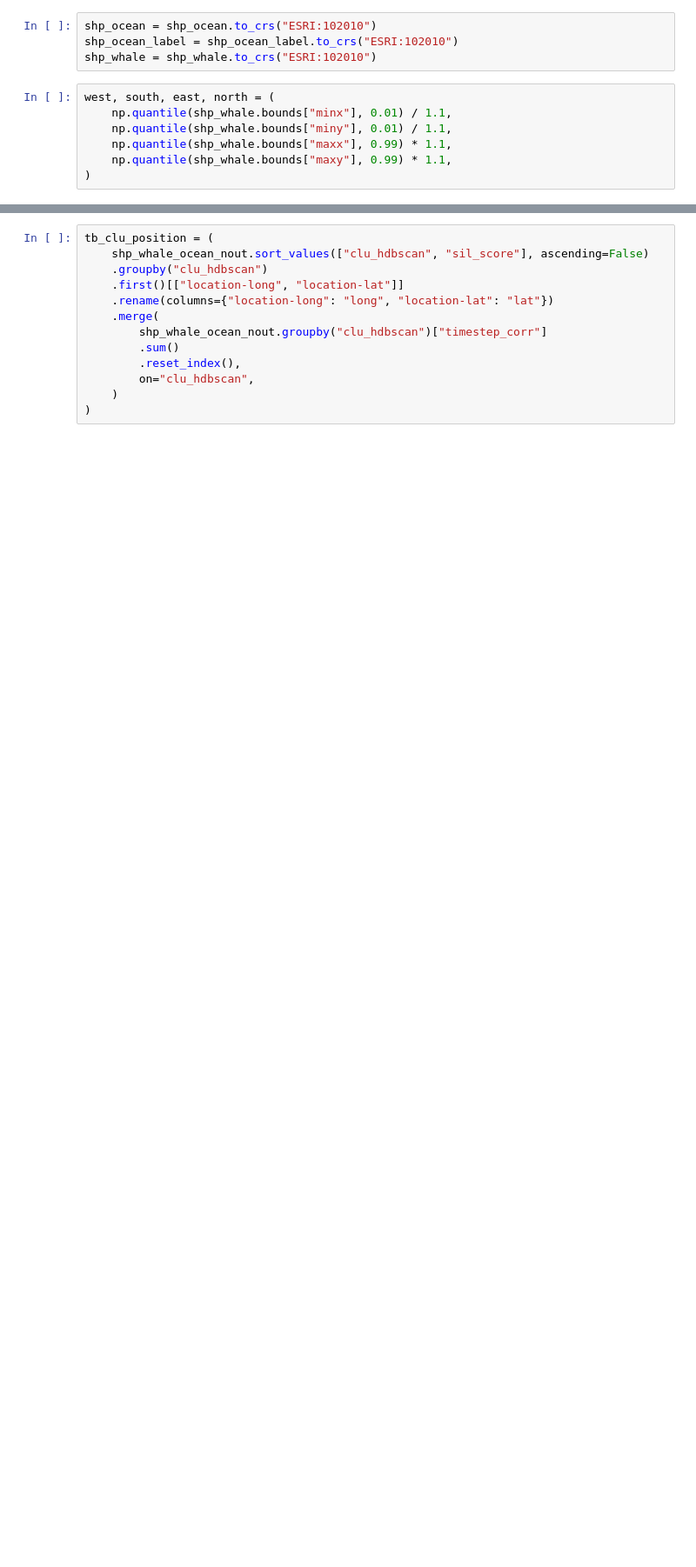
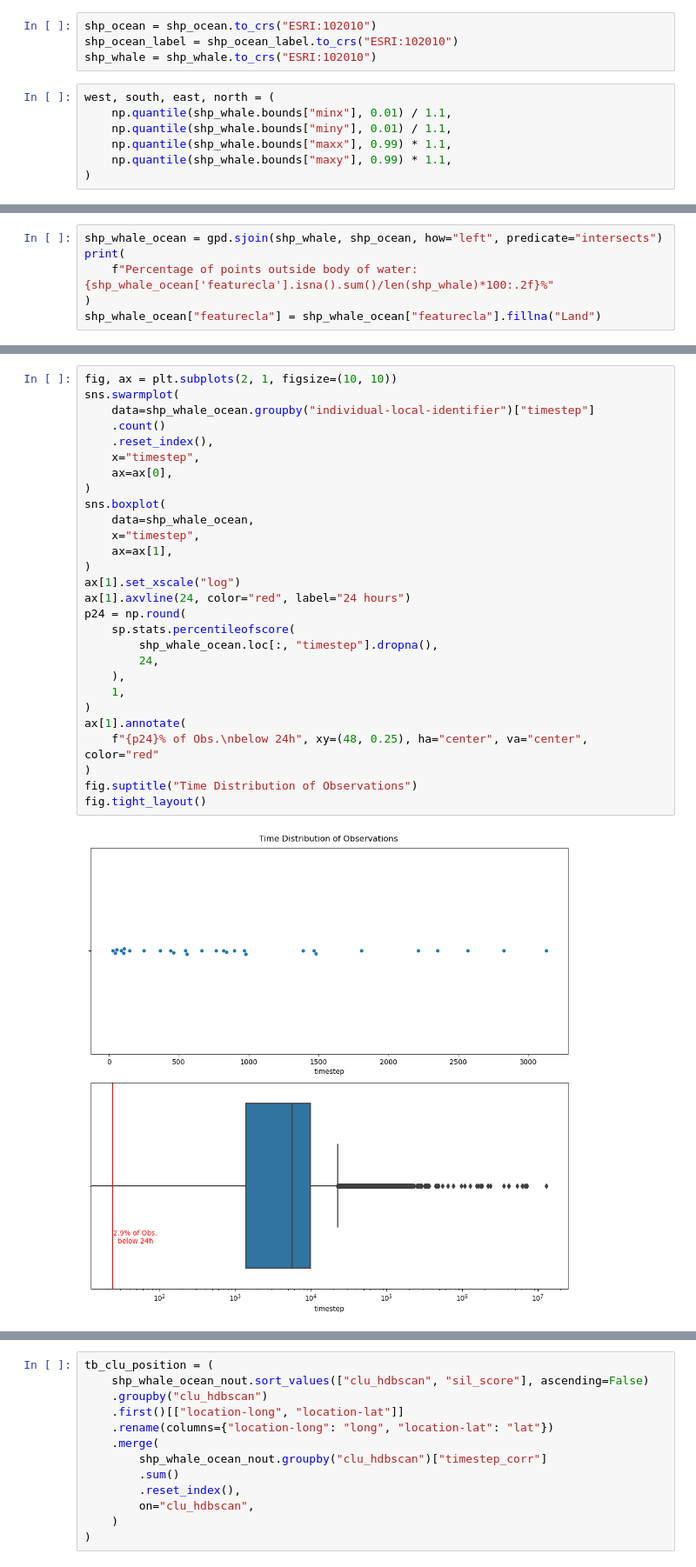
Before and after one commit to pedroteche-ih/whale-movement, a Jupyter notebook: Analyzing Bowhead Whale movement in Foxen Basin using Unsupervised Learning.ipynb, the cells around one changed output, grey strips where cells are left out. Shown at 87% size. Cells and saved outputs as stored; diff of their text form; blank space fills up the shorter version.

```diff
--- a/Analyzing Bowhead Whale movement in Foxen Basin using Unsupervised Learning.ipynb
+++ b/Analyzing Bowhead Whale movement in Foxen Basin using Unsupervised Learning.ipynb
@@ -346,0 +126,6 @@ shp_whale_ocean_nout["sil_score"] = silhouette_samples(
+# %%
+shp_whale_ocean = gpd.sjoin(shp_whale, shp_ocean, how="left", predicate="intersects")
+print(
+    f"Percentage of points outside body of water: {shp_whale_ocean['featurecla'].isna().sum()/len(shp_whale)*100:.2f}%"
+)
+shp_whale_ocean["featurecla"] = shp_whale_ocean["featurecla"].fillna("Land")
@@ -346,0 +459,30 @@ shp_whale_ocean_nout["sil_score"] = silhouette_samples(
+# %%
+fig, ax = plt.subplots(2, 1, figsize=(10, 10))
+sns.swarmplot(
+    data=shp_whale_ocean.groupby("individual-local-identifier")["timestep"]
+    .count()
+    .reset_index(),
+    x="timestep",
+    ax=ax[0],
+)
+sns.boxplot(
+    data=shp_whale_ocean,
+    x="timestep",
+    ax=ax[1],
+)
+ax[1].set_xscale("log")
+ax[1].axvline(24, color="red", label="24 hours")
+p24 = np.round(
+    sp.stats.percentileofscore(
+        shp_whale_ocean.loc[:, "timestep"].dropna(),
+        24,
+    ),
+    1,
+)
+ax[1].annotate(
+    f"{p24}% of Obs.\nbelow 24h", xy=(48, 0.25), ha="center", va="center", color="red"
+)
+fig.suptitle("Time Distribution of Observations")
+fig.tight_layout()
+# %% [output]
+[figure, added]
```
Also changed, not shown: parts of 51 cells of this notebook, 38 other files.
